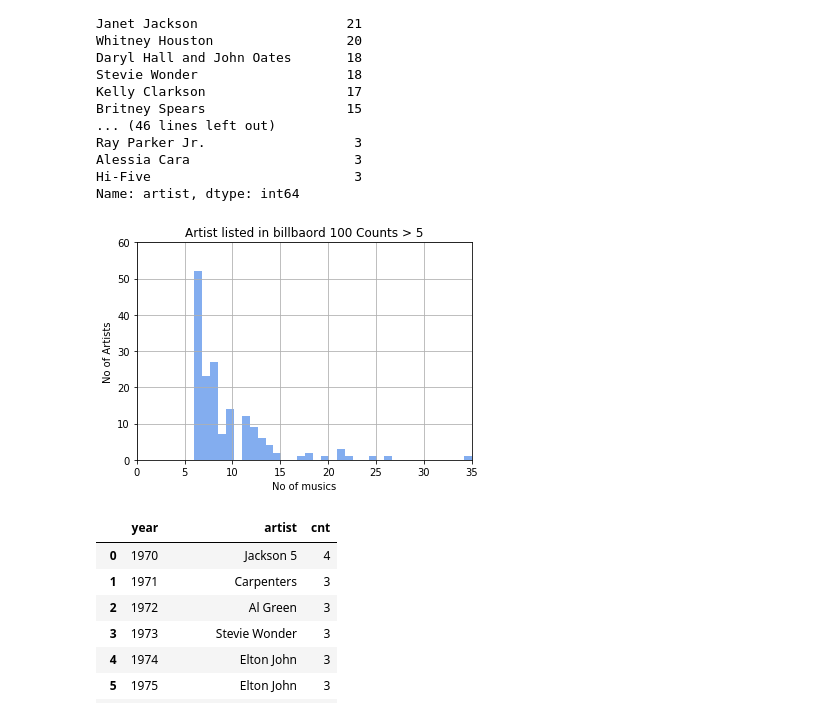
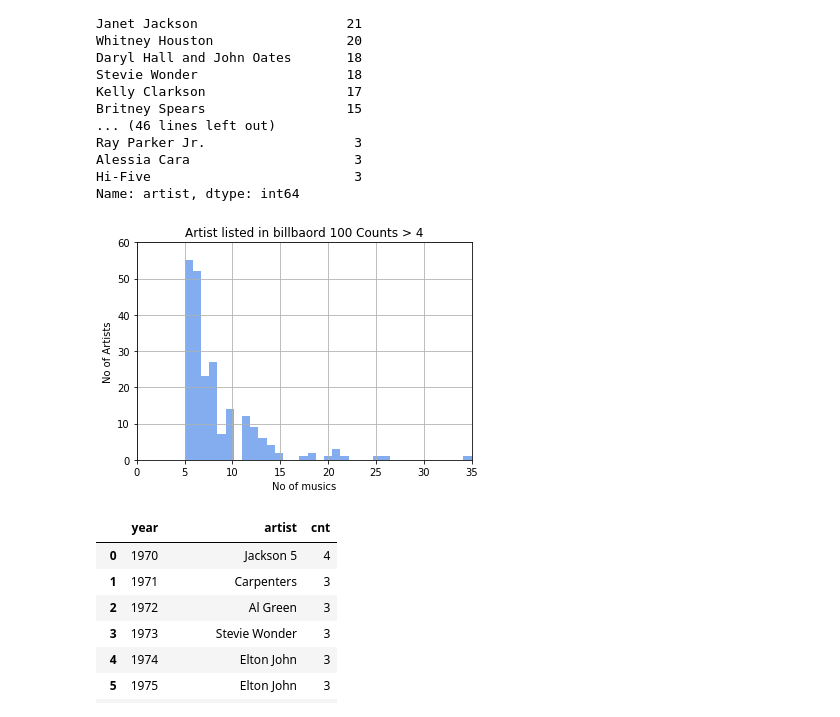
Before and after one commit to alexswshin/musicNculture, a Jupyter notebook: notebook/4_lyricsAnalysis.ipynb, the cells around one changed output. Drawn from its saved outputs; the diff is of its cells as text; code cells hidden in the pictures.

```diff
--- a/notebook/4_lyricsAnalysis.ipynb
+++ b/notebook/4_lyricsAnalysis.ipynb
@@ -36,17 +37,17 @@ Alessia Cara                     3
 Hi-Five                          3
 Name: artist, dtype: int64
 # %%
-artist_count_tmp_df = df.artist.value_counts()[(df.artist.value_counts() > 5)]
+artist_count_tmp_df = df.artist.value_counts()[(df.artist.value_counts() > 4)]
 # filtered by more than five to see more relevant data
 
 plt.hist(artist_count_tmp_df, 35, facecolor='#83adef')
 plt.xlabel('No of musics')
 plt.ylabel('No of Artists')
-plt.title('Artist listed in billbaord 100 Counts > 5')
+plt.title('Artist listed in billbaord 100 Counts > 4')
 plt.axis([0, 35, 0, 60])
 plt.grid(True)
 # %% [output]
-[figure, old version]
+[figure, new version]
 # %%
 # Most heated artist of the year
 d = {}
```
Also changed, not shown: parts of 5 cells of this notebook, 2 other files.
